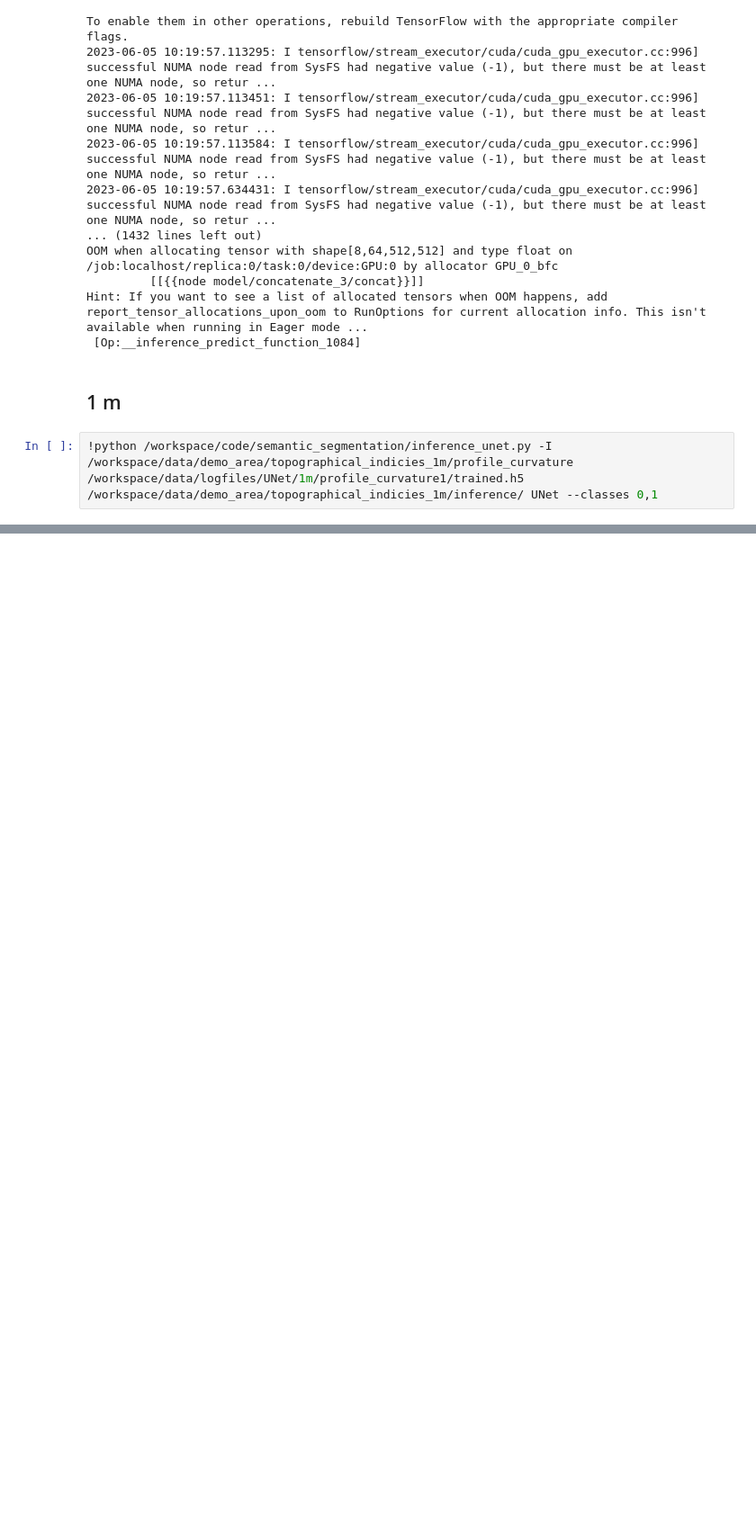
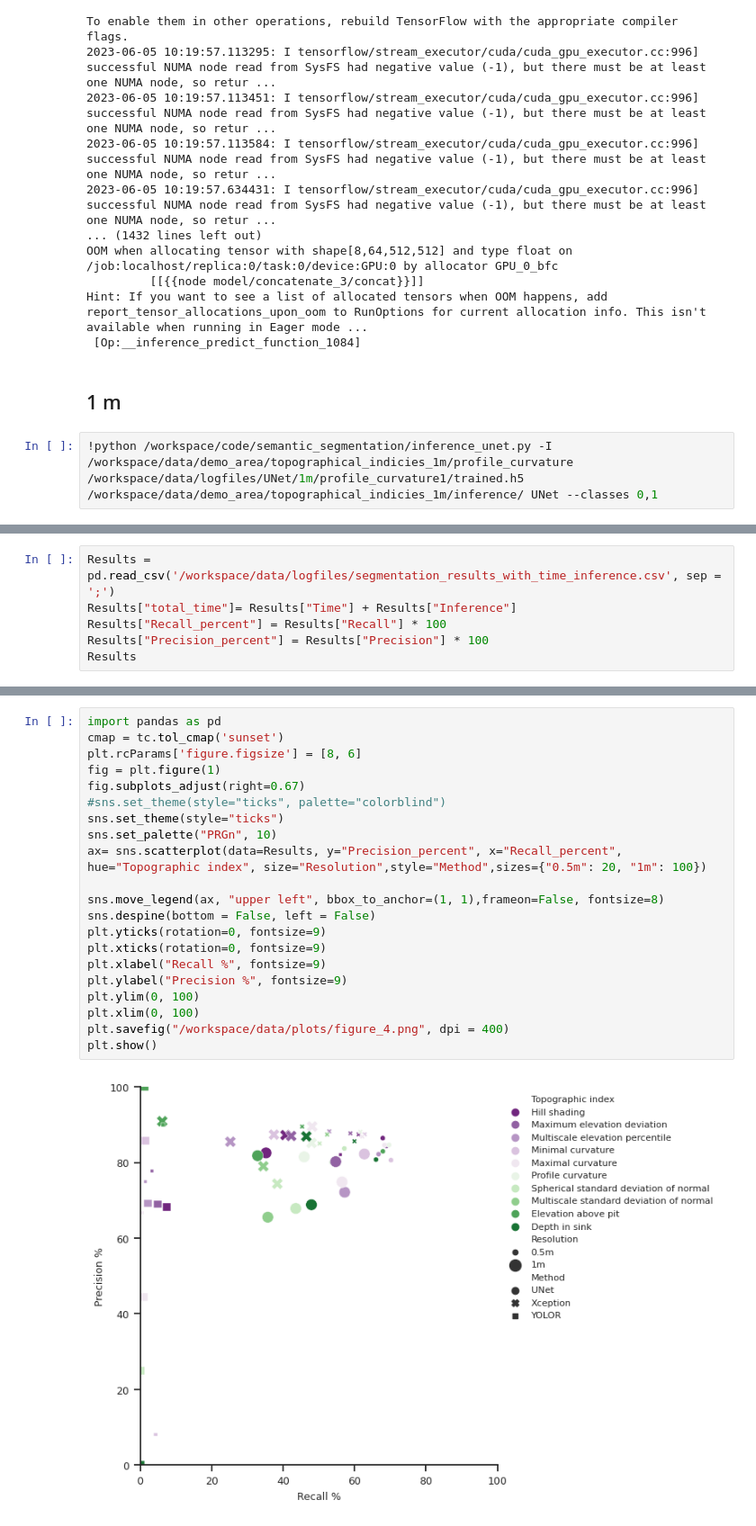
Before and after one commit to williamlidberg/Detection-of-hunting-pits-using-airborne-laser-scanning-and-deep-learning, a Jupyter notebook: notebooks/Monitor training.ipynb, the cells around one changed output, grey strips where cells are left out. Shown at 90% size. Drawn from its saved outputs; the diff is of its cells as text; blank space fills up the shorter version.

```diff
--- a/notebooks/Monitor training.ipynb
+++ b/notebooks/Monitor training.ipynb
@@ -761,0 +982,6 @@ Hint: If you want to see a list of allocated tensors when OOM happens, add repor
+# %%
+Results = pd.read_csv('/workspace/data/logfiles/segmentation_results_with_time_inference.csv', sep = ';')
+Results["total_time"]= Results["Time"] + Results["Inference"]
+Results["Recall_percent"] = Results["Recall"] * 100
+Results["Precision_percent"] = Results["Precision"] * 100
+Results
@@ -761,0 +1006,23 @@ Hint: If you want to see a list of allocated tensors when OOM happens, add repor
+# %%
+import pandas as pd
+cmap = tc.tol_cmap('sunset')
+plt.rcParams['figure.figsize'] = [8, 6]
+fig = plt.figure(1)
+fig.subplots_adjust(right=0.67)
+#sns.set_theme(style="ticks", palette="colorblind")
+sns.set_theme(style="ticks")
+sns.set_palette("PRGn", 10)
+ax= sns.scatterplot(data=Results, y="Precision_percent", x="Recall_percent", hue="Topographic index", size="Resolution",style="Method",sizes={"0.5m": 20, "1m": 100})
+
+sns.move_legend(ax, "upper left", bbox_to_anchor=(1, 1),frameon=False, fontsize=8)
+sns.despine(bottom = False, left = False)
+plt.yticks(rotation=0, fontsize=9)
+plt.xticks(rotation=0, fontsize=9)
+plt.xlabel("Recall %", fontsize=9)
+plt.ylabel("Precision %", fontsize=9)
+plt.ylim(0, 100)
+plt.xlim(0, 100)
+plt.savefig("/workspace/data/plots/figure_4.png", dpi = 400)
+plt.show()
+# %% [output]
+[figure, added]
```
Also changed, not shown: parts of 10 cells of this notebook, 5 other files.
